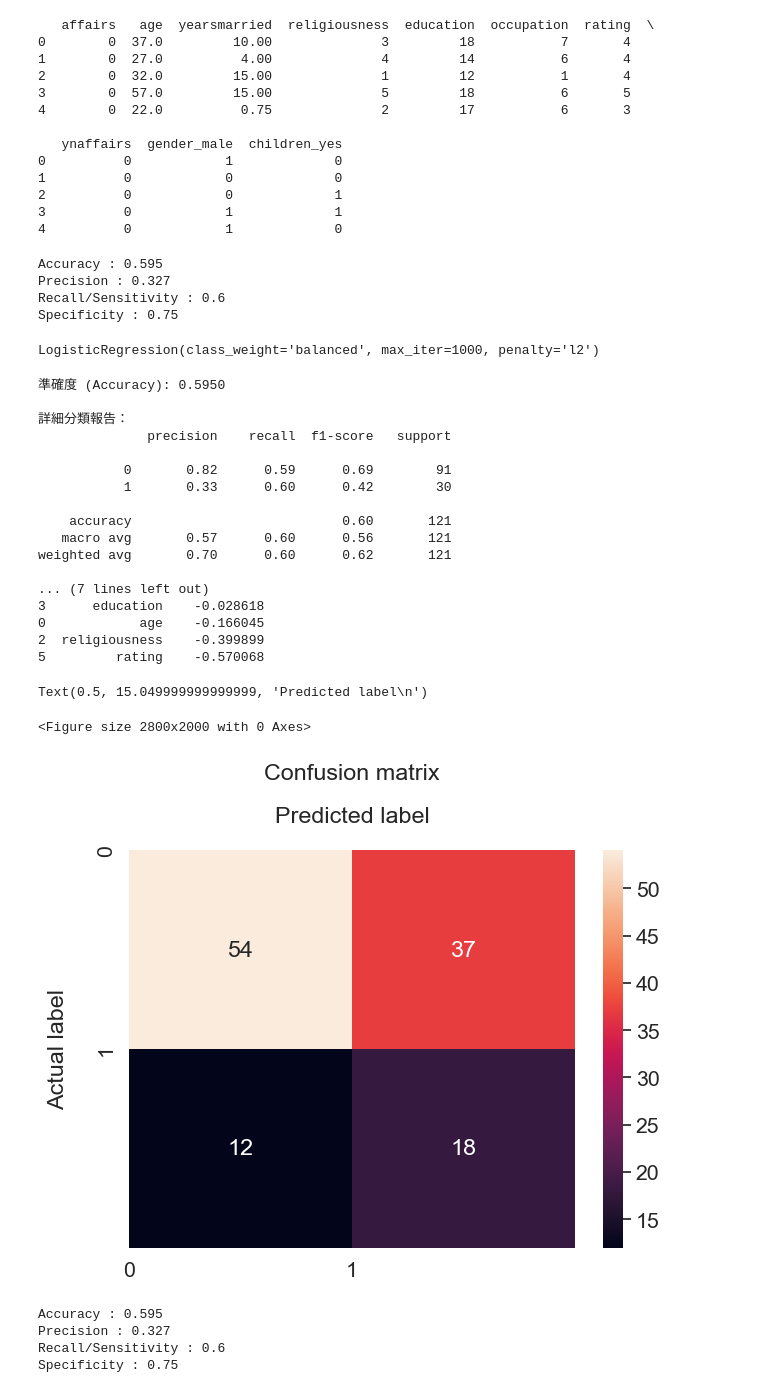
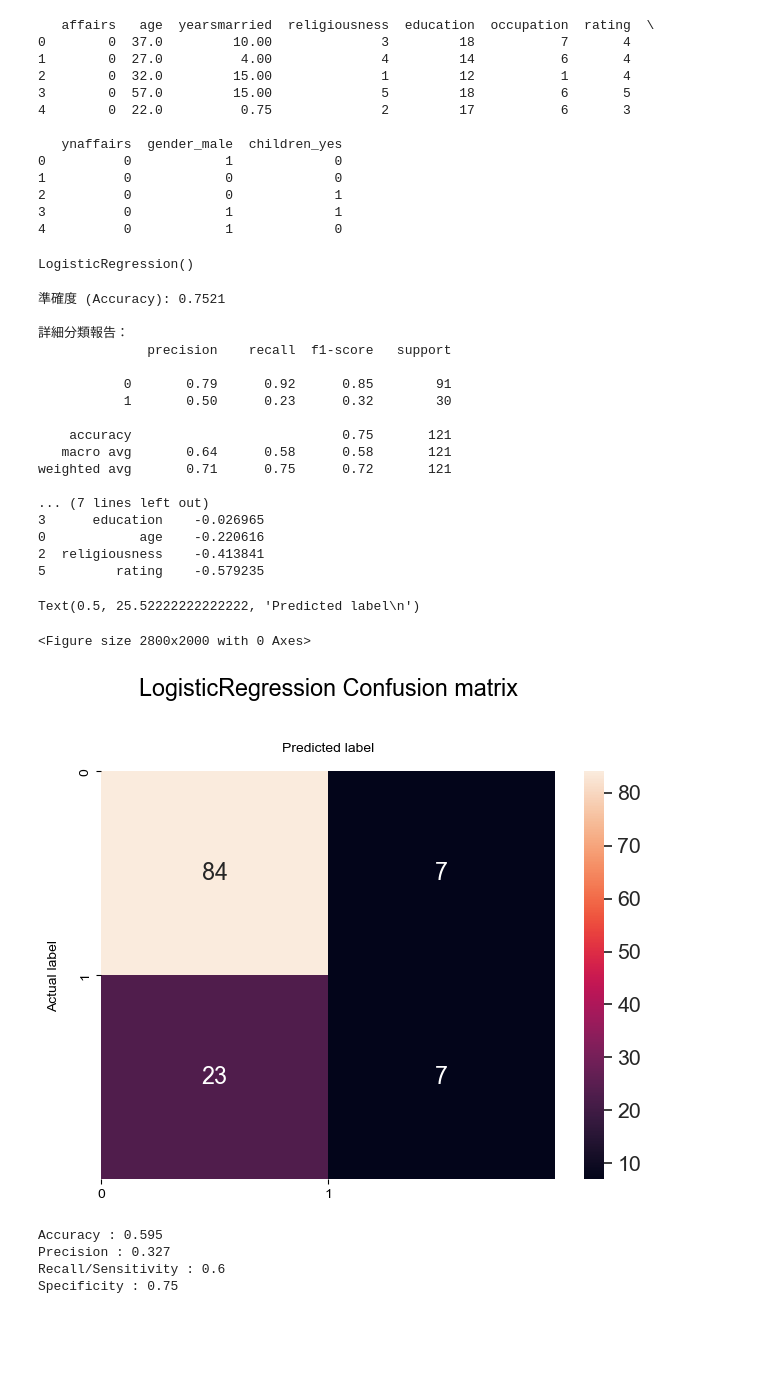
Before and after one commit to silverbacon9/Machine-Learning, a Jupyter notebook: code test/2. Classification/2. Classification test.ipynb, the cells around one changed output. Cells and saved outputs as stored; diff of their text form; code cells hidden in the pictures; blank space fills up the shorter version.

```diff
--- a/code test/2. Classification/2. Classification test.ipynb
+++ b/code test/2. Classification/2. Classification test.ipynb
@@ -202,12 +183,0 @@ importance = pd.DataFrame({
-# %%
-TP=18; FP=37; FN=12; TN=54
-
-print(f'Accuracy : {round((TP+TN)/(TP+FP+TN+FN),3)}')    # (TP + TN) / (TP + FP + TN + FN)
-print(f'Precision : {round((TP)/(TP+FP), 3)}')              # TP / (TP + FP)
-print(f'Recall/Sensitivity : {round((TP)/(TP+FN), 3)}')     # TP / (TP + FN)
-print(f'Specificity : {round((TN)/(TN+TP), 3)}')            # TN / (TN + FP)
-# %% [output]
-Accuracy : 0.595
-Precision : 0.327
-Recall/Sensitivity : 0.6
-Specificity : 0.75
@@ -233,7 +184,10 @@ plt.show()
 # %%
+# Logistic Regression
+
+model = LogisticRegression()
 model.fit(X_train, y_train)
 # %% [output]
-LogisticRegression(class_weight='balanced', max_iter=1000, penalty='l2')
+LogisticRegression()
 # %%
 from sklearn.metrics import confusion_matrix, classification_report, accuracy_score
 
@@ -257,51 +211,51 @@ importance = pd.DataFrame({
 print("\n--- 影響因子分析 (係數愈大，代表發生機率愈高) ---")
 print(importance)
 # %% [output]
-準確度 (Accuracy): 0.5950
+準確度 (Accuracy): 0.7521
 
 詳細分類報告：
               precision    recall  f1-score   support
 
-           0       0.82      0.59      0.69        91
-           1       0.33      0.60      0.42        30
+           0       0.79      0.92      0.85        91
+           1       0.50      0.23      0.32        30
 
-    accuracy                           0.60       121
-   macro avg       0.57      0.60      0.56       121
-weighted avg       0.70      0.60      0.62       121
+    accuracy                           0.75       121
+   macro avg       0.64      0.58      0.58       121
+weighted avg       0.71      0.75      0.72       121
 
 ... (7 lines left out)
-3      education    -0.028618
-0            age    -0.166045
-2  religiousness    -0.399899
-5         rating    -0.570068
+3      education    -0.026965
+0            age    -0.220616
+2  religiousness    -0.413841
+5         rating    -0.579235
 # %%
 import matplotlib.pyplot as plt
 import seaborn as sns
 from sklearn.metrics import confusion_matrix
 
 
 # Create the Confusion matrix
 cm = confusion_matrix(y_test, predictions)
 df_cm = pd.DataFrame(cm, index = (0, 1), columns = (0, 1))
 plt.figure(figsize = (28,20))
 
 fig, ax = plt.subplots()
 sns.set(font_scale=1.4)
 sns.heatmap(df_cm, annot=True, fmt='g')
 
 class_names=[0,1]
 tick_marks = np.arange(len(class_names))
 plt.tight_layout()
-plt.title('Confusion matrix\n', y=1.1)
+plt.title('LogisticRegression Confusion matrix\n', y=1.1)
 plt.xticks(tick_marks, class_names)
 plt.yticks(tick_marks, class_names)
 ax.xaxis.set_label_position("top")
 plt.ylabel('Actual label\n')
 plt.xlabel('Predicted label\n')
 # %% [output]
-Text(0.5, 15.049999999999999, 'Predicted label\n')
+Text(0.5, 25.52222222222222, 'Predicted label\n')
 <Figure size 2800x2000 with 0 Axes>
-[figure, old version]
+[figure, new version]
 # %%
 TP=18; FP=37; FN=12; TN=54
 
```
Also changed, not shown: parts of 20 cells of this notebook, 3 other files.
